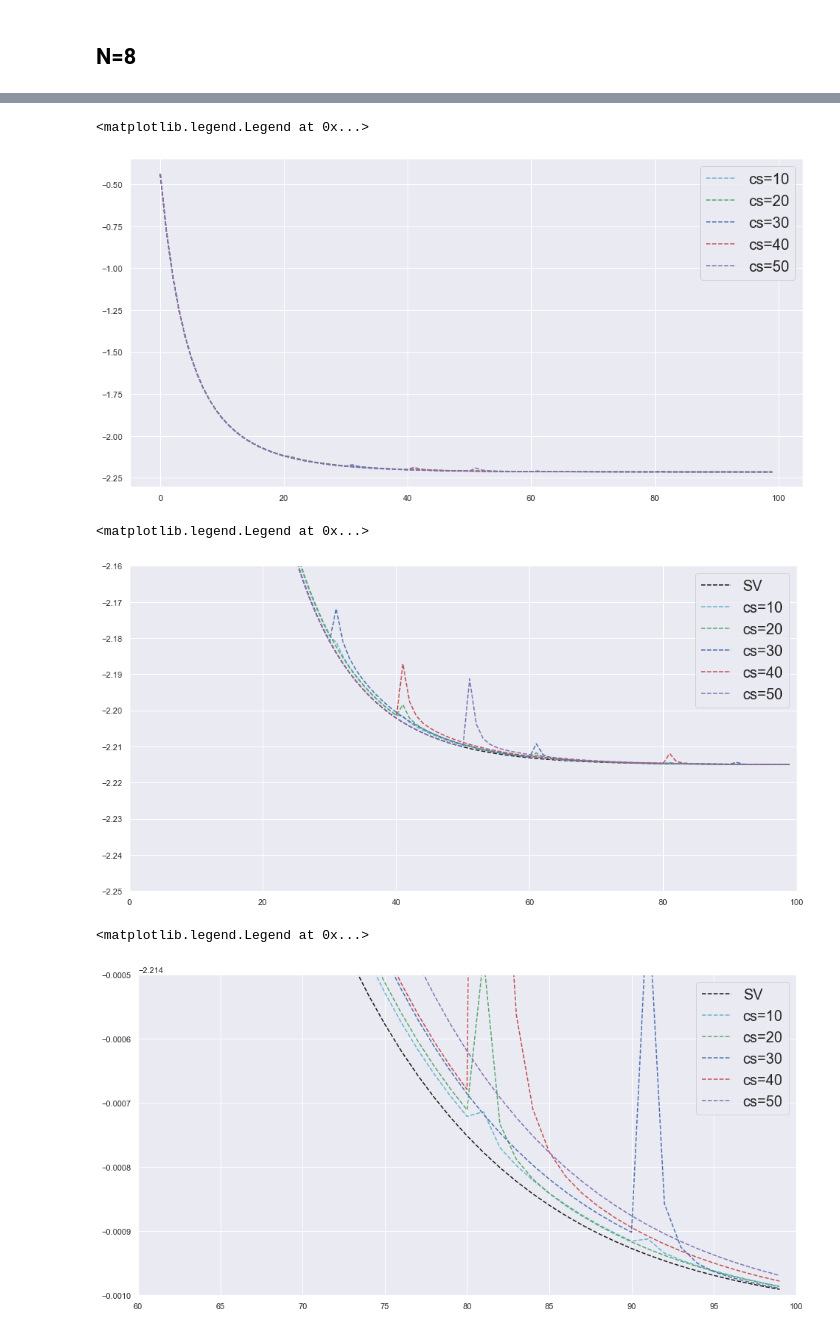
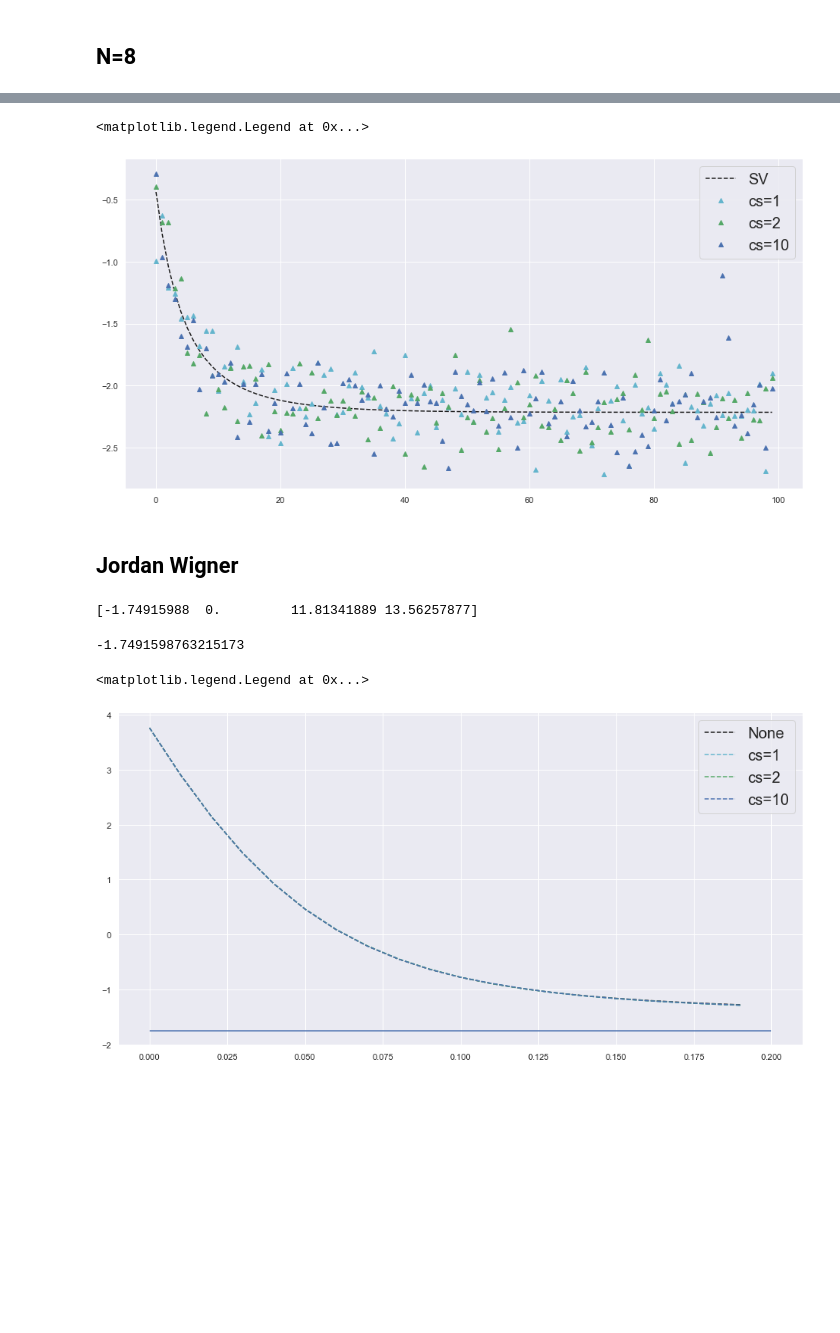
Before and after one commit to aemccoy/GrayCode-QubitEncoding, a Jupyter notebook: notebooks/deuteron-QITE.ipynb, the cells around one changed output, grey strips where cells are left out. Cells and saved outputs as stored; diff of their text form; code cells hidden in the pictures; blank space fills up the shorter version.

```diff
--- a/notebooks/deuteron-QITE.ipynb
+++ b/notebooks/deuteron-QITE.ipynb
@@ -354,40 +340,55 @@ for cs in range(10,51,10):
 # %%
 time=[t for t in range(num_iterations)]
-# plt.plot(time,sv_energies,'k--',label="SV")
-plt.plot(time,sv_energies_table_cs[0],'c--',label="cs=10")
-plt.plot(time,sv_energies_table_cs[1],'g--',label="cs=20")
-plt.plot(time,sv_energies_table_cs[2],'b--',label="cs=30")
-plt.plot(time,sv_energies_table_cs[3],'r--',label="cs=40")
-plt.plot(time,sv_energies_table_cs[4],'m--',label="cs=50")
+plt.plot(time,Energy_table_step_3q[0],'k--',label="SV")
+plt.plot(time,Energy_table_step_qasm_3q[0],'c^',label="cs=1")
+plt.plot(time,Energy_table_step_qasm_3q[1],'g^',label="cs=2")
+plt.plot(time,Energy_table_step_qasm_3q[2],'b^',label="cs=10")
+# plt.xlim(60,100)
+# plt.ylim(-2.2151,-2.2145)
 plt.legend(prop={'size': 20})
 # %% [output]
 <matplotlib.legend.Legend at 0x...>
-[figure, old version]
+[figure, new version]
-# %%
-time=[t for t in range(num_iterations)]
-plt.plot(time,sv_energies,'k--',label="SV")
-plt.plot(time,sv_energies_table_cs[0],'c--',label="cs=10")
-plt.plot(time,sv_energies_table_cs[1],'g--',label="cs=20")
-plt.plot(time,sv_energies_table_cs[2],'b--',label="cs=30")
-plt.plot(time,sv_energies_table_cs[3],'r--',label="cs=40")
-plt.plot(time,sv_energies_table_cs[4],'m--',label="cs=50")
-plt.xlim(0,100)
-plt.ylim(-2.25,-2.16)
-plt.legend(prop={'size': 20})
-# %% [output]
-<matplotlib.legend.Legend at 0x...>
-[figure, removed]
+# %% [markdown]
+## Jordan Wigner
+# %%
+num_iterations=20
+delta_time=0.01
+verbose=False
+backend = 'statevector_simulator'
+initialization="uniform"
+
+qasm_energies_table_cs=[]
+
+H = hamiltonian_matrix(Nmax=2,hw=7.0,J=1,interaction_filename="toy_hamiltonian")
+H_qubit = JordanWignerHamiltonian(H)
+n_qubits=H_qubit.N_qubits
+# print(H_qubit.matrix)
+print(eigh(H_qubit.matrix)[0])
+# print(H_qubit.pauli_partitions)
+
+# energies,counts=run_qite_experiment(H_qubit,num_iterations,delta_time,backend,initialization,A_threshold=1e-10,cstep=cs)
+# print(energies)
+
+Energy_table_step_2q_jw=[]
+merge_iterations=[None,1,2,10]
+for cs in merge_iterations:
+    Energy_table_step_2q_jw.append(run_qite_experiment(H_qubit,num_iterations,delta_time,backend,initialization,A_threshold=1e-10,cstep=cs)[0])
+# %% [output]
+[-1.74915988  0.         11.81341889 13.56257877]
 # %%
-time=[t for t in range(num_iterations)]
-plt.plot(time,sv_energies,'k--',label="SV")
-plt.plot(time,sv_energies_table_cs[0],'c--',label="cs=10")
-plt.plot(time,sv_energies_table_cs[1],'g--',label="cs=20")
-plt.plot(time,sv_energies_table_cs[2],'b--',label="cs=30")
-plt.plot(time,sv_energies_table_cs[3],'r--',label="cs=40")
-plt.plot(time,sv_energies_table_cs[4],'m--',label="cs=50")
-plt.xlim(60,100)
-plt.ylim(-2.2150,-2.2145)
+exact_E=eigh(H_qubit.matrix)[0][0]
+print(exact_E)
+time=[delta_time*t for t in range(num_iterations)]
+plt.plot(time,Energy_table_step_2q_jw[0],'k--',label="None")
+plt.plot(time,Energy_table_step_2q_jw[1],'c--',label="cs=1")
+plt.plot(time,Energy_table_step_2q_jw[2],'g--',label="cs=2")
+plt.plot(time,Energy_table_step_2q_jw[3],'b--',label="cs=10")
+plt.hlines(exact_E,0,delta_time*num_iterations)
+# plt.xlim(60,100)
+# plt.ylim(-2.2151,-2.2145)
 plt.legend(prop={'size': 20})
 # %% [output]
-<matplotlib.legend.Legend at 0x...>
+-1.7491598763215173
+<matplotlib.legend.Legend at 0x...>
-[figure, old version]
+[figure, new version]
```
Also changed, not shown: parts of 31 cells of this notebook, 6 other files.
